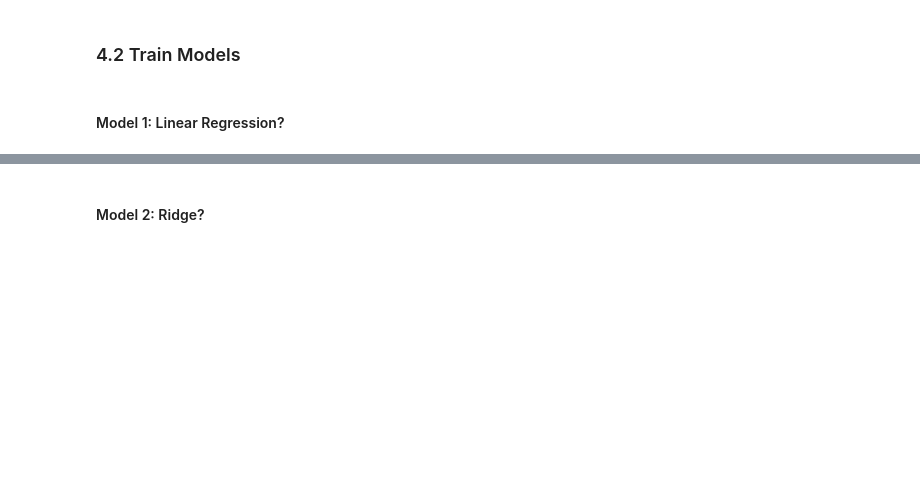
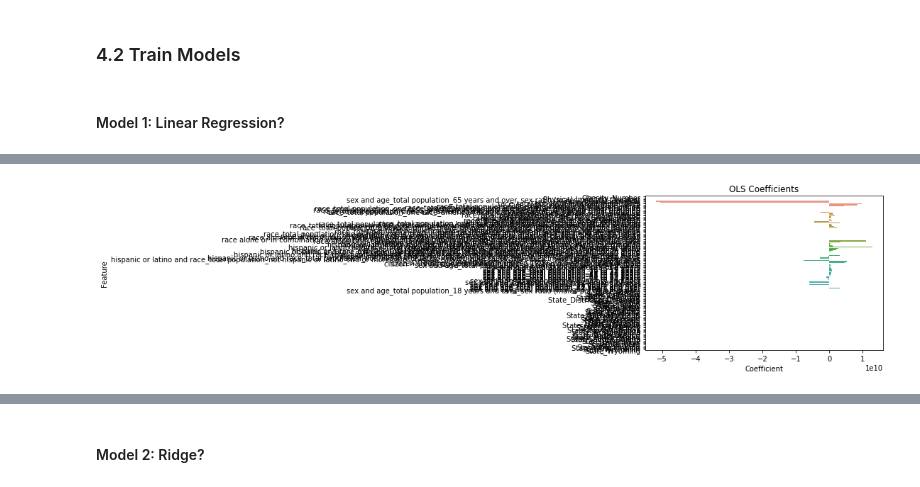
Before and after one commit to chasejstokes/CSS_Project2_Team7_Fall2022, a Jupyter notebook: Project 2 Students.ipynb, the cells around one changed output, grey strips where cells are left out. Cells and saved outputs as stored; diff of their text form; code cells hidden in the pictures; blank space fills up the shorter version.

Commit message:
adding regression code

```diff
--- a/Project 2 Students.ipynb
+++ b/Project 2 Students.ipynb
@@ -370,0 +367,8 @@ Since there are many features included in the model, even after excluding based
+# %%
+# model 1 Austin
+
+# create a model
+lin_reg = LinearRegression()
+
+# fit the model
+lin_model = lin_reg.fit(X_train, y_train)
@@ -370,0 +396,10 @@ Since there are many features included in the model, even after excluding based
+# %%
+# Create a dataframe with the coefficient and feature names
+lin_reg_data = pd.DataFrame([lin_model.coef_, X.columns]).T
+lin_reg_data.columns = ['Coefficient', 'Feature']
+# Plot
+ax = sns.barplot('Coefficient', 'Feature', data = lin_reg_data)
+ax.set_title("OLS Coefficients")
+plt.show()
+# %% [output]
+[figure, added]
```
Also changed, not shown: parts of 5 cells of this notebook.
